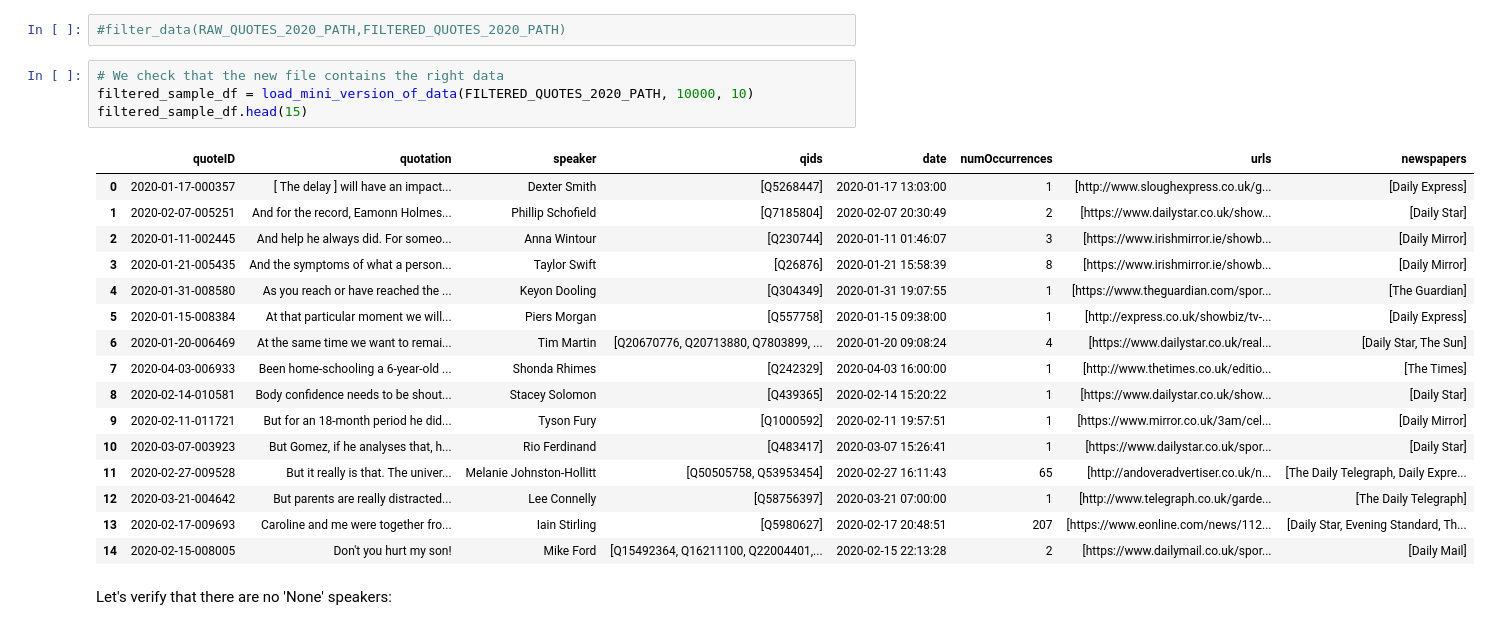
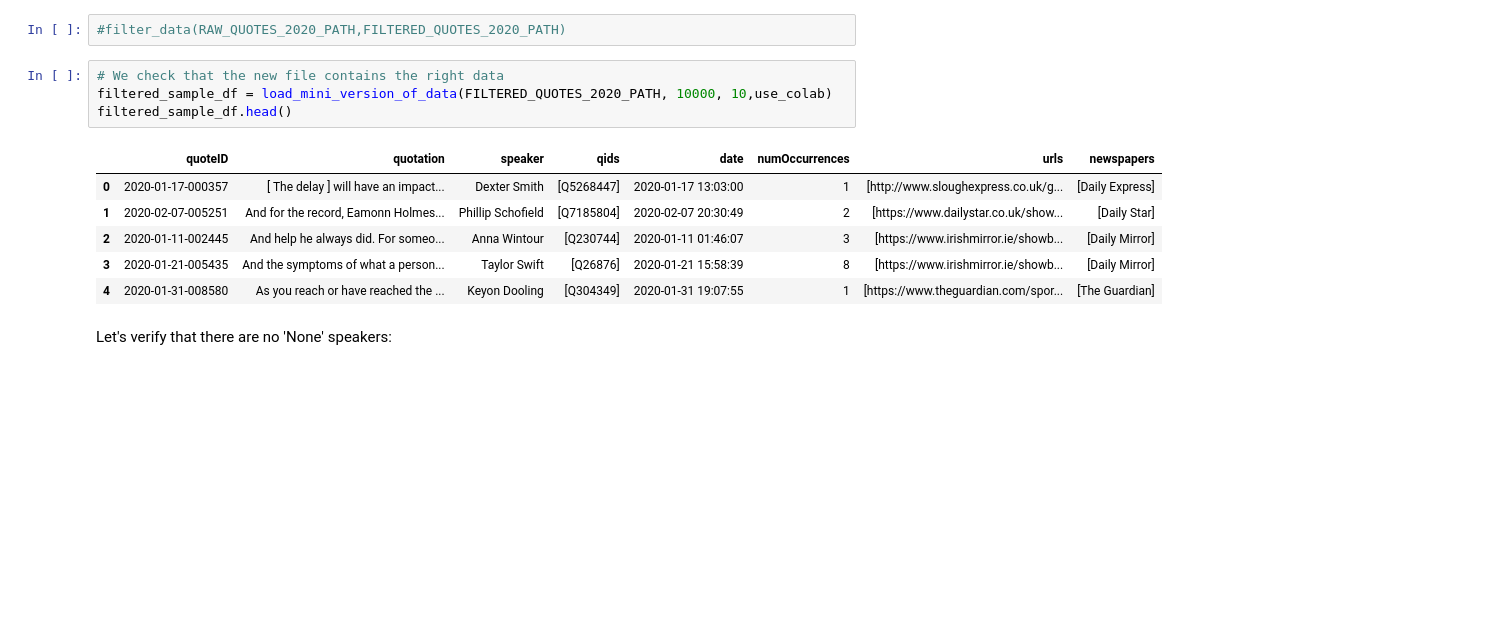
Before and after one commit to epfl-ada/ada-2021-project-palomamo, a Jupyter notebook: data_preprocessing.ipynb, the cells around one changed output. Saved outputs shown, nothing was run; the diff lists cells and outputs as text; blank space fills up the shorter version.

```diff
--- a/data_preprocessing.ipynb
+++ b/data_preprocessing.ipynb
@@ -163,25 +177,15 @@ We execute this for 2020 data (execute only once).
 #filter_data(RAW_QUOTES_2020_PATH,FILTERED_QUOTES_2020_PATH)
 # %%
 # We check that the new file contains the right data
-filtered_sample_df = load_mini_version_of_data(FILTERED_QUOTES_2020_PATH, 10000, 10)
-filtered_sample_df.head(15)
+filtered_sample_df = load_mini_version_of_data(FILTERED_QUOTES_2020_PATH, 10000, 10,use_colab)
+filtered_sample_df.head()
 # %% [output]
 |  | quoteID | quotation | speaker | qids | date | numOccurrences | urls | newspapers |
 | 0 | 2020-01-17-000357 | [ The delay ] will have an impact... | Dexter Smith | [Q5268447] | 2020-01-17 13:03:00 | 1 | [http://www.sloughexpress.co.uk/g... | [Daily Express] |
 | 1 | 2020-02-07-005251 | And for the record, Eamonn Holmes... | Phillip Schofield | [Q7185804] | 2020-02-07 20:30:49 | 2 | [https://www.dailystar.co.uk/show... | [Daily Star] |
 | 2 | 2020-01-11-002445 | And help he always did. For someo... | Anna Wintour | [Q230744] | 2020-01-11 01:46:07 | 3 | [https://www.irishmirror.ie/showb... | [Daily Mirror] |
 | 3 | 2020-01-21-005435 | And the symptoms of what a person... | Taylor Swift | [Q26876] | 2020-01-21 15:58:39 | 8 | [https://www.irishmirror.ie/showb... | [Daily Mirror] |
 | 4 | 2020-01-31-008580 | As you reach or have reached the ... | Keyon Dooling | [Q304349] | 2020-01-31 19:07:55 | 1 | [https://www.theguardian.com/spor... | [The Guardian] |
-| 5 | 2020-01-15-008384 | At that particular moment we will... | Piers Morgan | [Q557758] | 2020-01-15 09:38:00 | 1 | [http://express.co.uk/showbiz/tv-... | [Daily Express] |
-| 6 | 2020-01-20-006469 | At the same time we want to remai... | Tim Martin | [Q20670776, Q20713880, Q7803899, ... | 2020-01-20 09:08:24 | 4 | [https://www.dailystar.co.uk/real... | [Daily Star, The Sun] |
-| 7 | 2020-04-03-006933 | Been home-schooling a 6-year-old ... | Shonda Rhimes | [Q242329] | 2020-04-03 16:00:00 | 1 | [http://www.thetimes.co.uk/editio... | [The Times] |
-| 8 | 2020-02-14-010581 | Body confidence needs to be shout... | Stacey Solomon | [Q439365] | 2020-02-14 15:20:22 | 1 | [https://www.dailystar.co.uk/show... | [Daily Star] |
-| 9 | 2020-02-11-011721 | But for an 18-month period he did... | Tyson Fury | [Q1000592] | 2020-02-11 19:57:51 | 1 | [https://www.mirror.co.uk/3am/cel... | [Daily Mirror] |
-| 10 | 2020-03-07-003923 | But Gomez, if he analyses that, h... | Rio Ferdinand | [Q483417] | 2020-03-07 15:26:41 | 1 | [https://www.dailystar.co.uk/spor... | [Daily Star] |
-| 11 | 2020-02-27-009528 | But it really is that. The univer... | Melanie Johnston-Hollitt | [Q50505758, Q53953454] | 2020-02-27 16:11:43 | 65 | [http://andoveradvertiser.co.uk/n... | [The Daily Telegraph, Daily Expre... |
-| 12 | 2020-03-21-004642 | But parents are really distracted... | Lee Connelly | [Q58756397] | 2020-03-21 07:00:00 | 1 | [http://www.telegraph.co.uk/garde... | [The Daily Telegraph] |
-| 13 | 2020-02-17-009693 | Caroline and me were together fro... | Iain Stirling | [Q5980627] | 2020-02-17 20:48:51 | 207 | [https://www.eonline.com/news/112... | [Daily Star, Evening Standard, Th... |
-| 14 | 2020-02-15-008005 | Don't you hurt my son! | Mike Ford | [Q15492364, Q16211100, Q22004401,... | 2020-02-15 22:13:28 | 2 | [https://www.dailymail.co.uk/spor... | [Daily Mail] |
 # %% [markdown]
 Let's verify that there are no 'None' speakers:
 # %%
```
Also changed, not shown: parts of 10 cells of this notebook.
